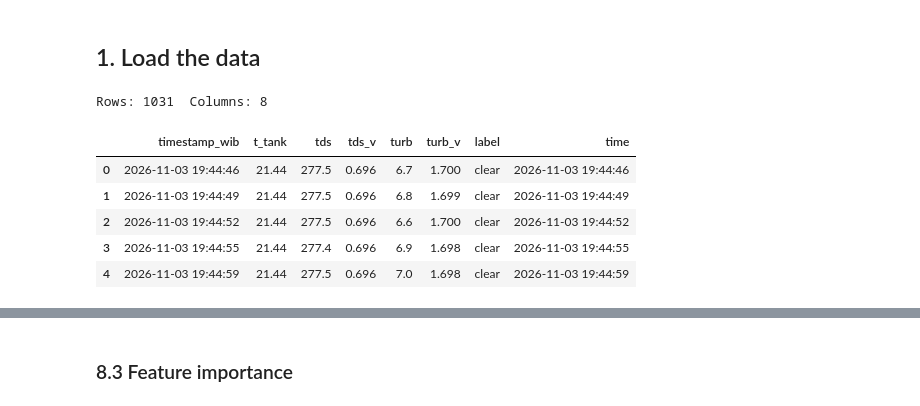
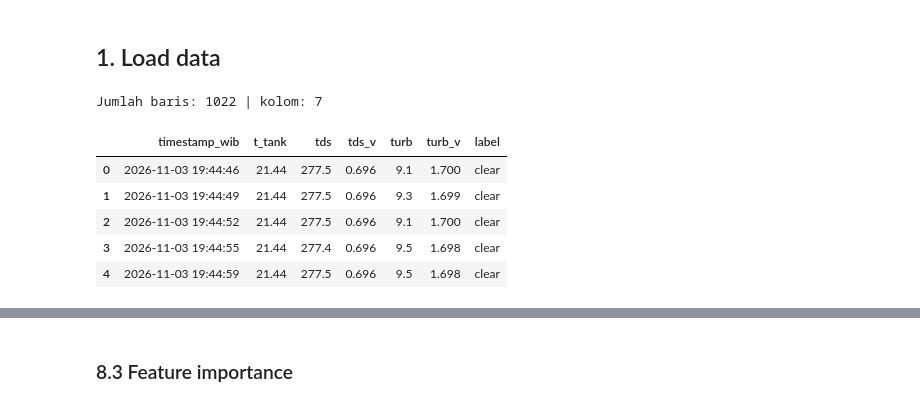
Before and after one commit to StevenLie14/IoT, a Jupyter notebook: ml/water_quality_models.ipynb, the cells around one changed output, grey strips where cells are left out. Saved outputs shown, nothing was run; the diff lists cells and outputs as text; code cells hidden in the pictures.

Commit message:
docs(ml): rewrite notebook in Indonesian and rerun on the cleaned dataset

```diff
--- a/ml/water_quality_models.ipynb
+++ b/ml/water_quality_models.ipynb
@@ -29,50 +28,43 @@ Steps:
 # %% [markdown]
-## 1. Load the data
+## 1. Load data
 # %%
 import os
 import warnings
 
 import joblib
 import matplotlib.pyplot as plt
 import numpy as np
 import pandas as pd
 import seaborn as sns
 from sklearn.ensemble import GradientBoostingClassifier, RandomForestClassifier
 from sklearn.linear_model import LogisticRegression
-from sklearn.metrics import (ConfusionMatrixDisplay, accuracy_score, classification_report,
-                             confusion_matrix, f1_score)
+from sklearn.metrics import ConfusionMatrixDisplay, accuracy_score, classification_report, confusion_matrix, f1_score
 from sklearn.model_selection import GroupKFold, cross_val_score, train_test_split
 from sklearn.naive_bayes import GaussianNB
 from sklearn.neighbors import KNeighborsClassifier
 from sklearn.pipeline import make_pipeline
 from sklearn.preprocessing import StandardScaler
 from sklearn.svm import SVC
 from sklearn.tree import DecisionTreeClassifier, export_text, plot_tree
 
 warnings.filterwarnings("ignore")
-sns.set_theme(style="whitegrid", context="notebook")
+sns.set_theme(style="whitegrid")
 pd.set_option("display.precision", 3)
-
-DATA = "data/iot_project_dataset_2026-11-03_labelled.csv"
-LABELS = ["clear", "slightly_turbid", "dirty"]
-COLORS = {"clear": "#2a9d8f", "slightly_turbid": "#e9c46a", "dirty": "#a0522d"}
-RANDOM_STATE = 42
 os.makedirs("results", exist_ok=True)
 os.makedirs("models", exist_ok=True)
 
-COLUMNS = ["timestamp_wib", "t_tank", "tds", "tds_v", "turb", "turb_v", "label"]
-raw = pd.read_csv(DATA)
-missing = [c for c in COLUMNS if c not in raw.columns]
-assert not missing, f"CSV is missing columns: {missing}"
-raw = raw[COLUMNS].copy()
-raw["time"] = pd.to_datetime(raw["timestamp_wib"])
-print("Rows:", len(raw), " Columns:", raw.shape[1])
+LABELS = ["clear", "slightly_turbid", "dirty"]
+COLORS = {"clear": "#2a9d8f", "slightly_turbid": "#e9c46a", "dirty": "#a0522d"}
+
+raw = pd.read_csv("data/iot_project_dataset_2026-11-04.csv")
+raw["timestamp_wib"] = pd.to_datetime(raw["timestamp_wib"])
+print("Jumlah baris:", len(raw), "| kolom:", raw.shape[1])
 raw.head()
 # %% [output]
-Rows: 1031  Columns: 8
+Jumlah baris: 1022 | kolom: 7
-|  | timestamp_wib | t_tank | tds | tds_v | turb | turb_v | label | time |
-| 0 | 2026-11-03 19:44:46 | 21.44 | 277.5 | 0.696 | 6.7 | 1.700 | clear | 2026-11-03 19:44:46 |
-| 1 | 2026-11-03 19:44:49 | 21.44 | 277.5 | 0.696 | 6.8 | 1.699 | clear | 2026-11-03 19:44:49 |
-| 2 | 2026-11-03 19:44:52 | 21.44 | 277.5 | 0.696 | 6.6 | 1.700 | clear | 2026-11-03 19:44:52 |
-| 3 | 2026-11-03 19:44:55 | 21.44 | 277.4 | 0.696 | 6.9 | 1.698 | clear | 2026-11-03 19:44:55 |
-| 4 | 2026-11-03 19:44:59 | 21.44 | 277.5 | 0.696 | 7.0 | 1.698 | clear | 2026-11-03 19:44:59 |
+|  | timestamp_wib | t_tank | tds | tds_v | turb | turb_v | label |
+| 0 | 2026-11-03 19:44:46 | 21.44 | 277.5 | 0.696 | 9.1 | 1.700 | clear |
+| 1 | 2026-11-03 19:44:49 | 21.44 | 277.5 | 0.696 | 9.3 | 1.699 | clear |
+| 2 | 2026-11-03 19:44:52 | 21.44 | 277.5 | 0.696 | 9.1 | 1.700 | clear |
+| 3 | 2026-11-03 19:44:55 | 21.44 | 277.4 | 0.696 | 9.5 | 1.698 | clear |
+| 4 | 2026-11-03 19:44:59 | 21.44 | 277.5 | 0.696 | 9.5 | 1.698 | clear |
```
Also changed, not shown: parts of 104 cells of this notebook.
